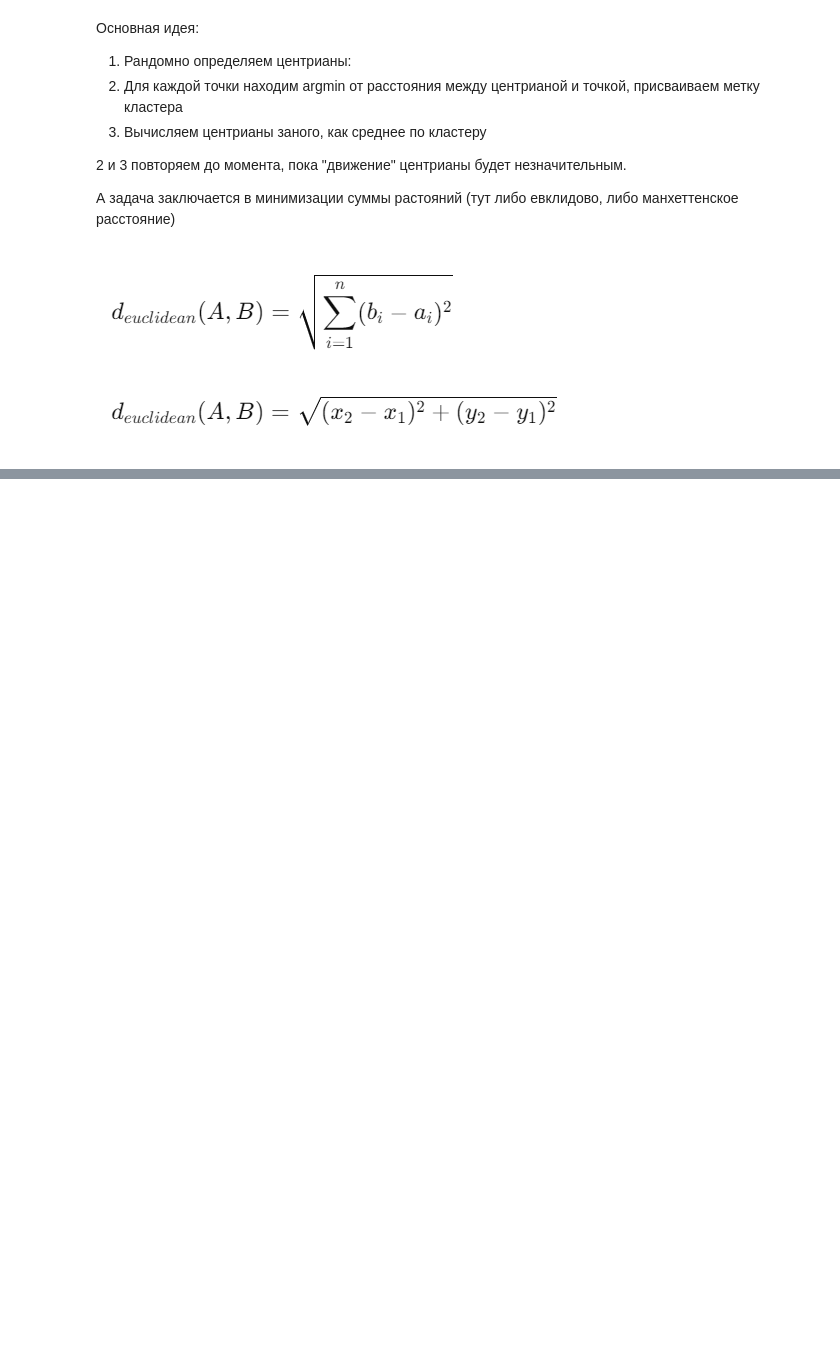
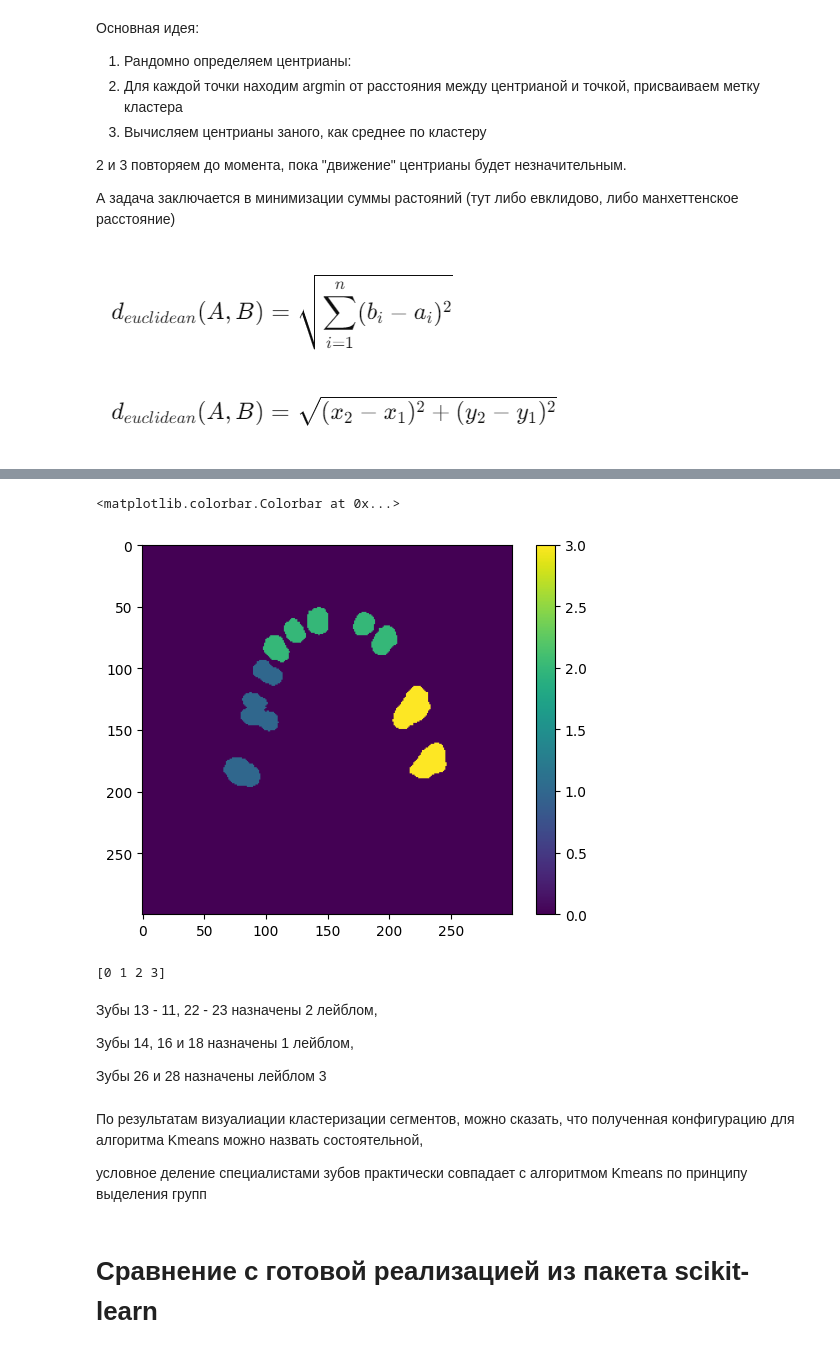
Before and after one commit to Sti11ness/kmeans-clustering, a Jupyter notebook: km.ipynb, the cells around one changed output, grey strips where cells are left out. Drawn from its saved outputs; the diff is of its cells as text; code cells hidden in the pictures; blank space fills up the shorter version.

```diff
--- a/km.ipynb
+++ b/km.ipynb
@@ -298,0 +529,22 @@ for i, (centroids,labels) in enumerate(zip(best_model.history['centroids'],best_
+# %%
+plt.imshow(new_mask[:, :, 185])
+plt.colorbar()
+# %% [output]
+<matplotlib.colorbar.Colorbar at 0x...>
+[figure, added]
+# %%
+print(np.unique(new_mask[:, :, 185]))
+# %% [output]
+[0 1 2 3]
+# %% [markdown]
+Зубы 13 - 11, 22 - 23 назначены 2 лейблом,
+
+Зубы 14, 16 и 18 назначены 1 лейблом,
+
+Зубы 26 и 28 назначены лейблом 3
+# %% [markdown]
+По результатам визуалиации кластеризации сегментов, можно сказать, что полученная конфигурацию для алгоритма Kmeans можно назвать состоятельной,
+
+условное деление специалистами зубов практически совпадает с алгоритмом Kmeans по принципу выделения групп
+# %% [markdown]
+# Сравнение с готовой реализацией из пакета scikit-learn
```
Also changed, not shown: parts of 64 cells of this notebook, 1 other file.
